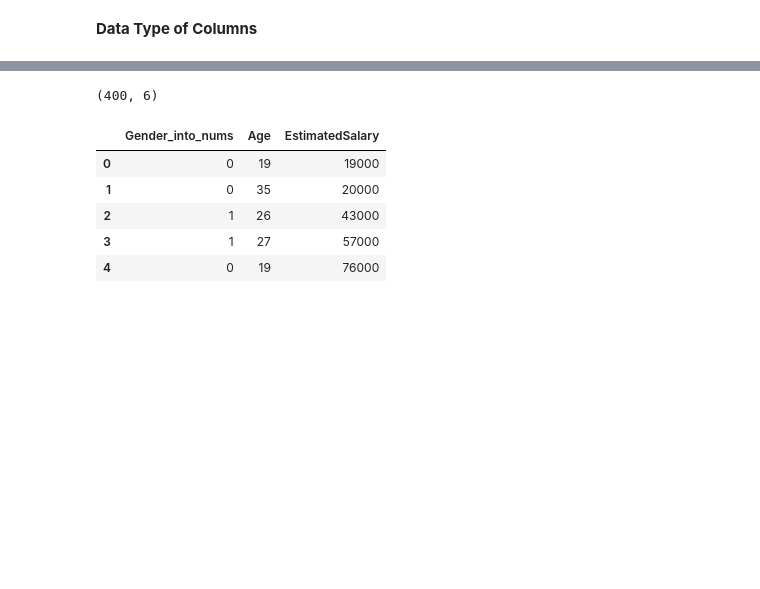
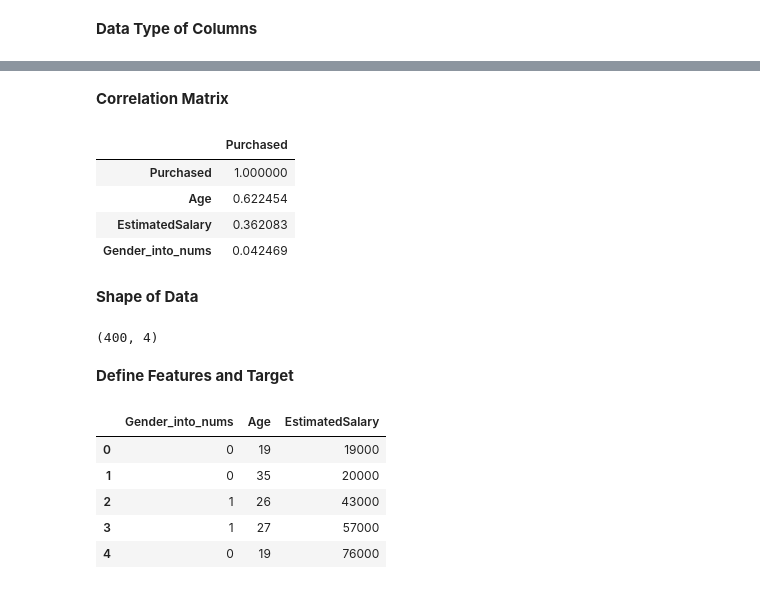
Before and after one commit to MoWafy001/AI-Project, a Jupyter notebook: KNN/KNN.ipynb, the cells around one changed output, grey strips where cells are left out. Drawn from its saved outputs; the diff is of its cells as text; code cells hidden in the pictures; blank space fills up the shorter version.

```diff
--- a/KNN/KNN.ipynb
+++ b/KNN/KNN.ipynb
@@ -92,4 +87,21 @@ df
+# %% [markdown]
+**Correlation Matrix**
+# %%
+# get the correlation matrix
+corr_matrix = data.corr()[['Purchased']].sort_values(
+    by='Purchased', ascending=False)
+
+# display the correlation matrix with a heatmap
+corr_matrix.style.background_gradient(cmap='coolwarm')
+# %% [output]
+|  | Purchased |
+| Purchased | 1.000000 |
+| Age | 0.622454 |
+| EstimatedSalary | 0.362083 |
+| Gender_into_nums | 0.042469 |
+# %% [markdown]
+**Shape of Data**
 # %%
-df.shape
+data.shape
 # %% [output]
-(400, 6)
+(400, 4)
@@ -98,0 +108,2 @@ Y = df.iloc[:, 5]
+# %% [markdown]
+**Define Features and Target**
```
Also changed, not shown: parts of 35 cells of this notebook, 4 other files.
